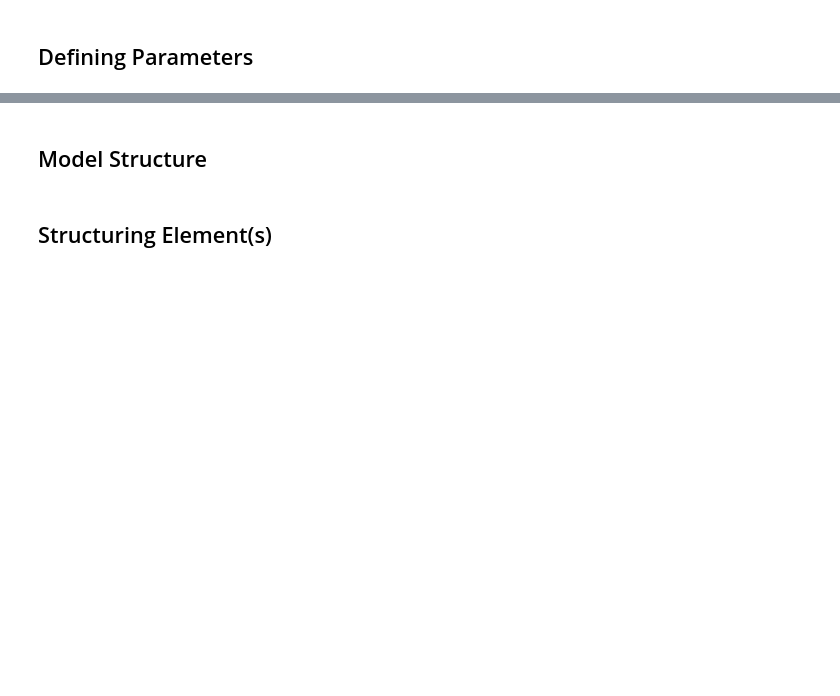
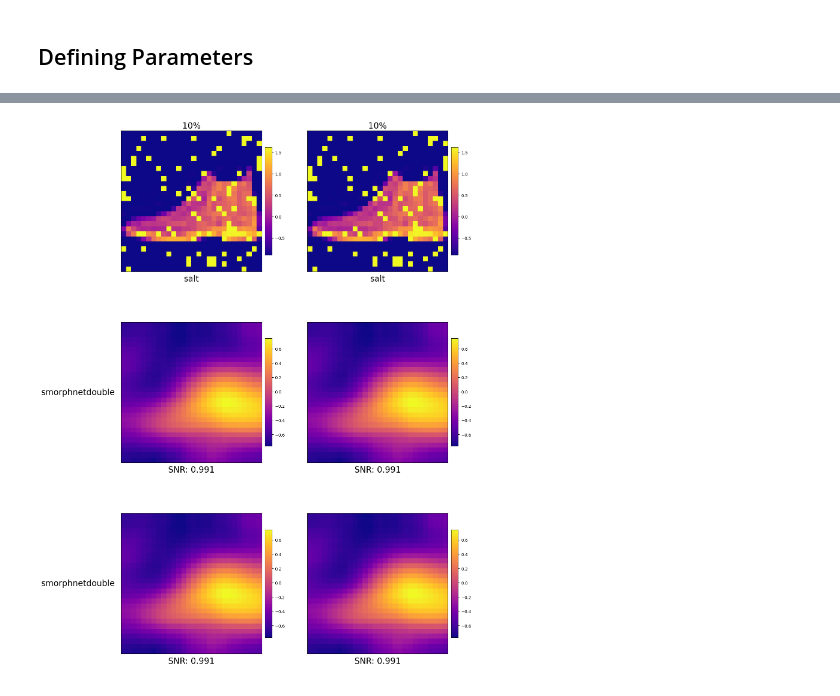
Before and after one commit to TheodoreAouad/MorphoNet, a Jupyter notebook: analysis/visualization.ipynb, the cells around one changed output, grey strips where cells are left out. Cells and saved outputs as stored; diff of their text form; code cells hidden in the pictures; blank space fills up the shorter version.

```diff
--- a/analysis/visualization.ipynb
+++ b/analysis/visualization.ipynb
@@ -37,5 +38,3 @@ ploting(
 )
 # %% [output]
 [figure]
-# %% [markdown]
-## Model Structure
@@ -44,2 +40,0 @@ ploting(
-# %% [markdown]
-## Structuring Element(s)
@@ -47,0 +41,13 @@ ploting(
+# %%
+ploting_noise_results(
+    uri=MLFLOW_URI,
+    experiment_name="test",
+    models=["smorphnetdouble", "smorphnetdouble"],
+    percentages=["10", "10"],
+    operation="salt",
+    iterations=[-1],
+    # stretch_x=1,
+    # excluded=["scalebias"]
+)
+# %% [output]
+[figure, added]
```
Also changed, not shown: parts of 5 cells of this notebook, 1 other file.
